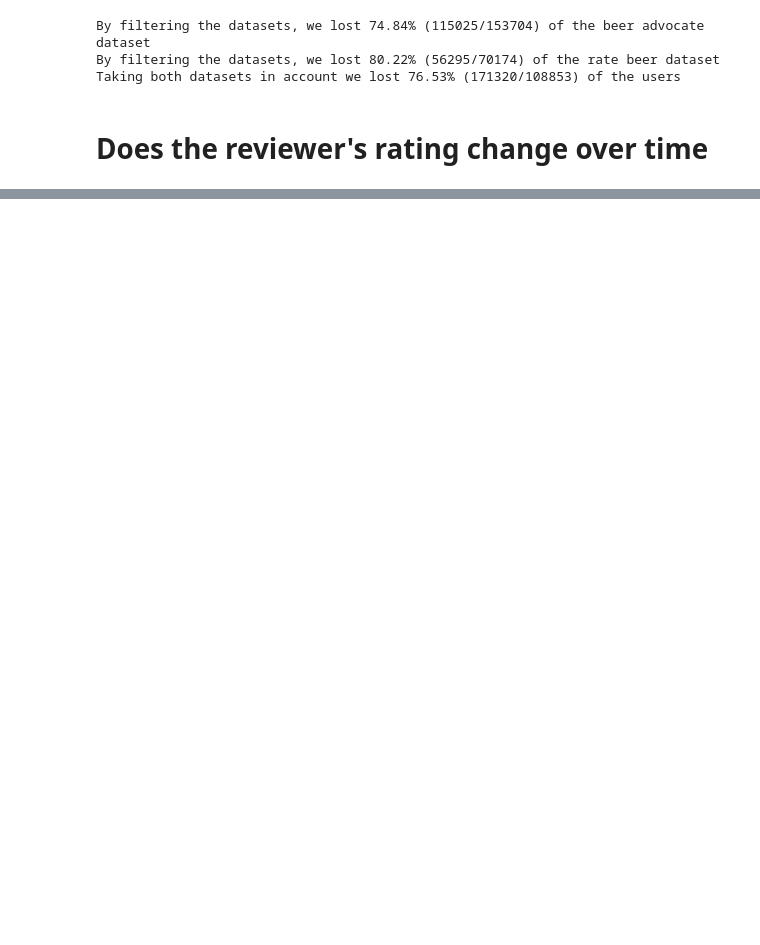
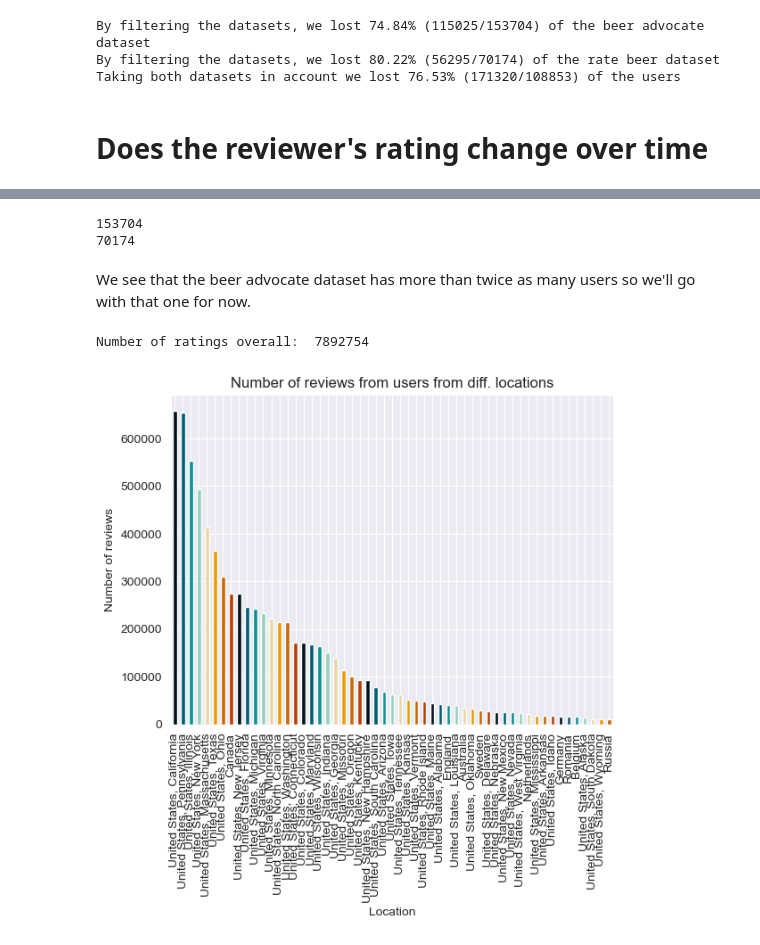
Before and after one commit to epfl-ada/ada-2024-project-thefivedatawranglers, a Jupyter notebook: analysis.ipynb, the cells around one changed output, grey strips where cells are left out. Drawn from its saved outputs; the diff is of its cells as text; code cells hidden in the pictures; blank space fills up the shorter version.

```diff
--- a/analysis.ipynb
+++ b/analysis.ipynb
@@ -46,0 +53,2 @@ Taking both datasets in account we lost 76.53% (171320/108853) of the users
+# %%
+colors = ["#001219", "#005f73", "#0a9396", "#94d2bd", "#e9d8a6", "#ee9b00", "#ca6702", "#bb3e03"]
@@ -46,0 +58,8 @@ Taking both datasets in account we lost 76.53% (171320/108853) of the users
+# %%
+print(len(df_ba_users))
+print(len(df_rb_users))
+# %% [output]
+153704
+70174
+# %% [markdown]
+We see that the beer advocate dataset has more than twice as many users so we'll go with that one for now.
@@ -46,0 +68,17 @@ Taking both datasets in account we lost 76.53% (171320/108853) of the users
+# %%
+df_ba_grp_loc = df_ba_users.groupby("location")
+df_ba_sum_rat = df_ba_grp_loc["nbr_ratings"].sum().sort_values(ascending=False)
+
+print("Number of ratings overall: ", df_ba_sum_rat.sum())
+
+df_ba_sum_rat_cutoff = df_ba_sum_rat[df_ba_sum_rat > 10000]
+
+df_ba_sum_rat_cutoff.plot(kind="bar", color=colors[:len(df_ba_sum_rat_cutoff)])
+plt.xlabel("Location")
+plt.ylabel("Number of reviews")
+plt.title("Number of reviews from users from diff. locations")
+
+plt.show()
+# %% [output]
+Number of ratings overall:  7892754
+[figure, added]
```
Also changed, not shown: parts of 16 cells of this notebook.
